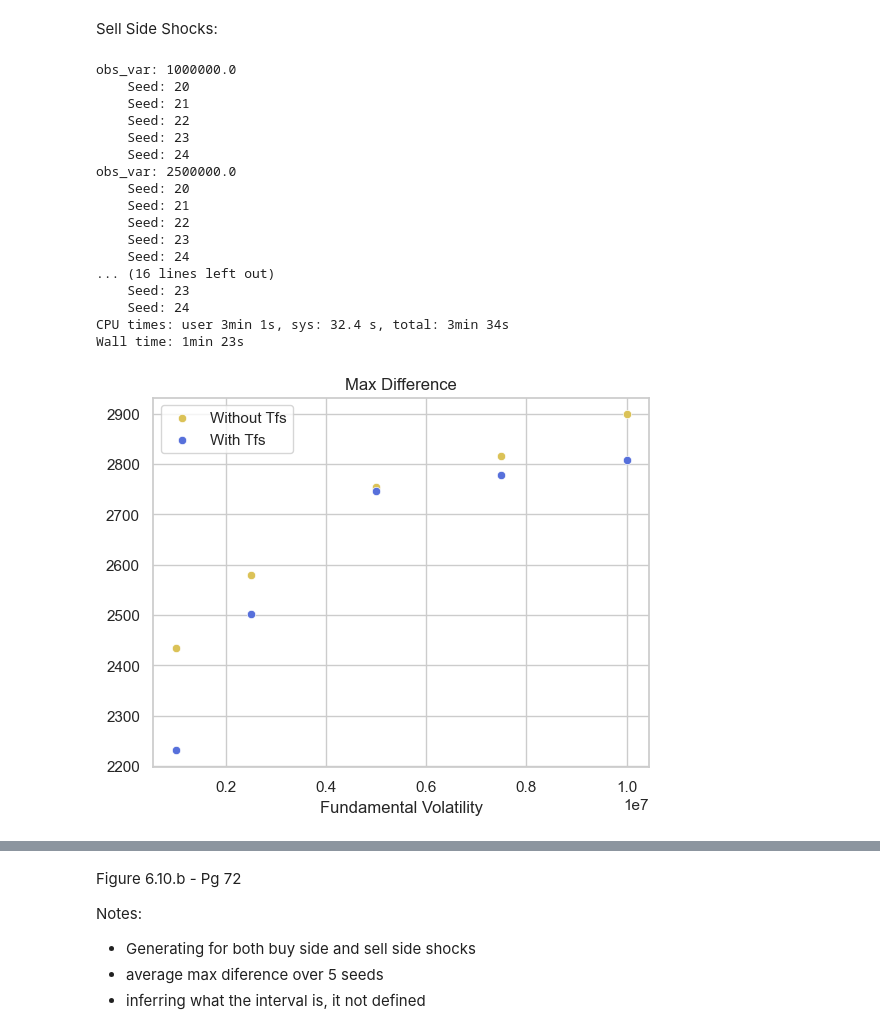
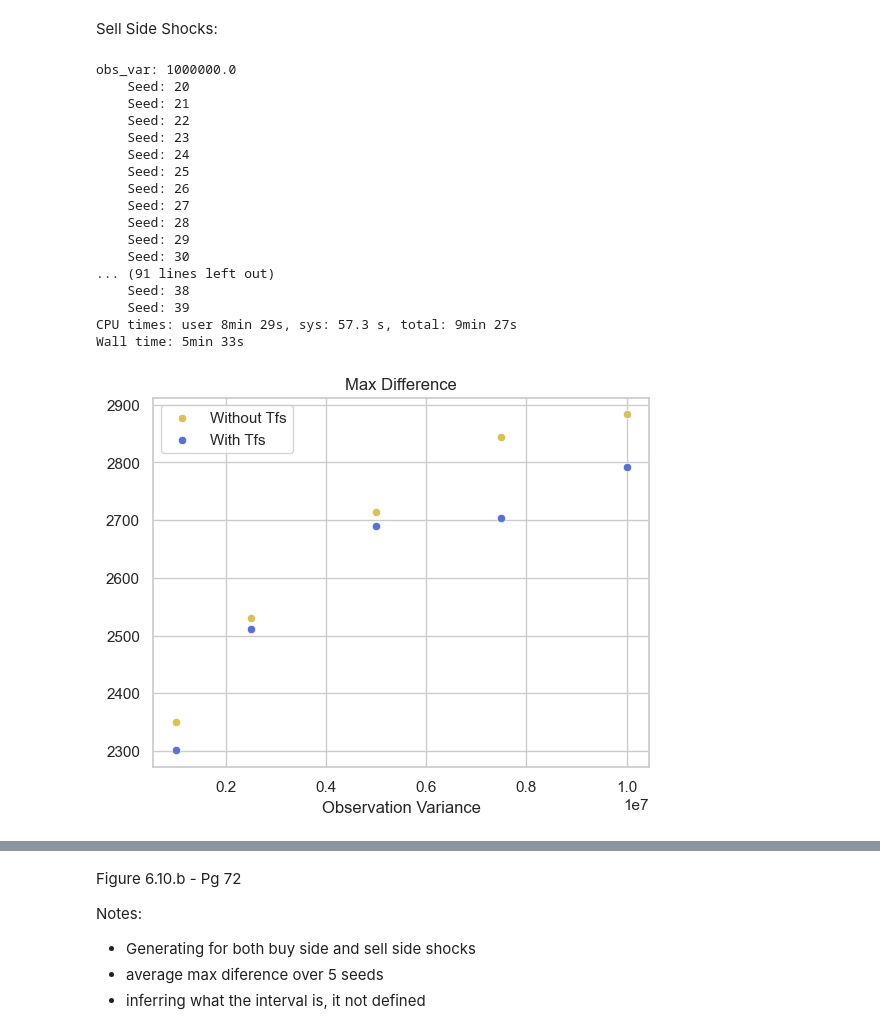
Before and after one commit to dipplestix/pymarketsim, a Jupyter notebook: recreation_6.5.ipynb, the cells around one changed output, grey strips where cells are left out. Drawn from its saved outputs; the diff is of its cells as text; code cells hidden in the pictures.

```diff
--- a/recreation_6.5.ipynb
+++ b/recreation_6.5.ipynb
@@ -764,46 +764,46 @@ for k, v in plot_no_trend.items():
 
 
 X_t = []
 Y_t = []
 
 for k, v in plot_trend.items():
     X_t.append(k)
     Y_t.append(v / 20)
 
 sns.scatterplot(x=X_nt, y=Y_nt, color=palette[1], label="Without Tfs")
 sns.scatterplot(x=X_t, y=Y_t, color=palette[5], label="With Tfs")
 
 # Set plot labels and title
-plt.xlabel('Fundamental Volatility')
+plt.xlabel('Observation Variance')
 plt.ylabel('')
 plt.title('Max Difference')
 
 # Display legend
 plt.legend()
 
 base = "/Users/rishithseelam/Code/SURE-SRG/market-sim-py/results/fig_6.10.a/"
 
 # save plot
 plt.savefig(base + f"6.10.a_SELL.png")
 # %% [output]
 obs_var: 1000000.0
     Seed: 20
     Seed: 21
     Seed: 22
     Seed: 23
     Seed: 24
-obs_var: 2500000.0
-    Seed: 20
-    Seed: 21
-    Seed: 22
-    Seed: 23
-    Seed: 24
-... (16 lines left out)
-    Seed: 23
-    Seed: 24
-CPU times: user 3min 1s, sys: 32.4 s, total: 3min 34s
-Wall time: 1min 23s
+    Seed: 25
+    Seed: 26
+    Seed: 27
+    Seed: 28
+    Seed: 29
+    Seed: 30
+... (91 lines left out)
+    Seed: 38
+    Seed: 39
+CPU times: user 8min 29s, sys: 57.3 s, total: 9min 27s
+Wall time: 5min 33s
-[figure, old version]
+[figure, new version]
 # %%
 %%time
 
```
Also changed, not shown: parts of 2 cells of this notebook, 22 other files.
